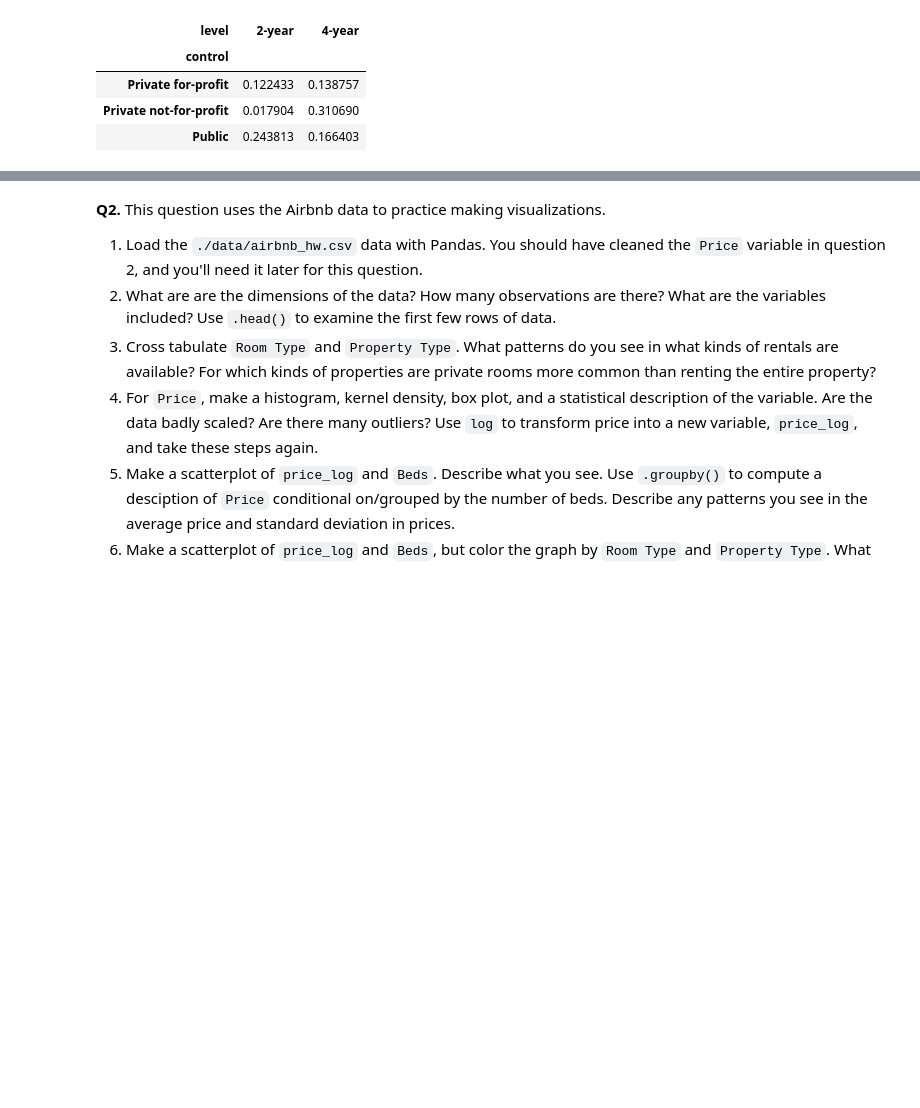
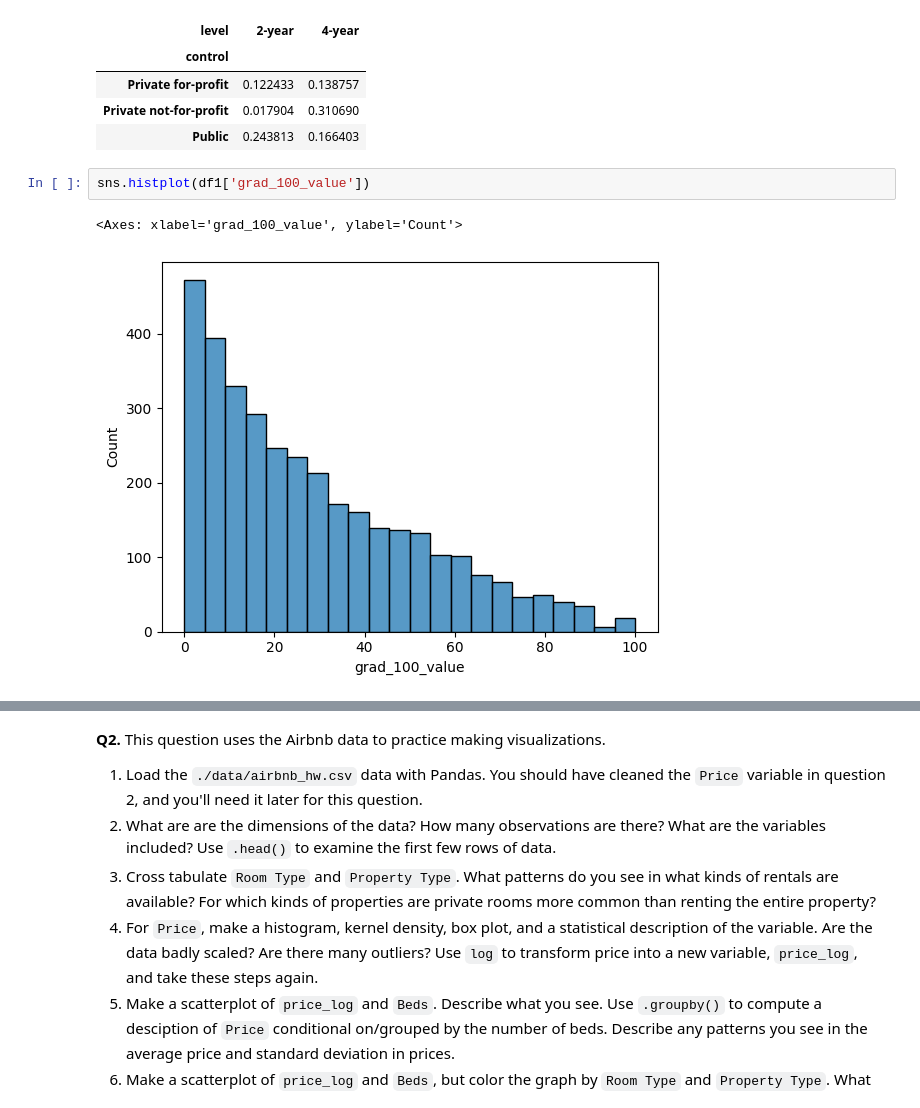
Before and after one commit to chrisjwkim/visualization, a Jupyter notebook: assignment/assignment.ipynb, the cells around one changed output, grey strips where cells are left out. Drawn from its saved outputs; the diff is of its cells as text; blank space fills up the shorter version.

```diff
--- a/assignment/assignment.ipynb
+++ b/assignment/assignment.ipynb
@@ -63,3 +64,8 @@ pd.crosstab(df1["control"],df1["level"],normalize=True)
 | Private for-profit | 0.122433 | 0.138757 |
 | Private not-for-profit | 0.017904 | 0.310690 |
 | Public | 0.243813 | 0.166403 |
+# %%
+sns.histplot(df1['grad_100_value'])
+# %% [output]
+<Axes: xlabel='grad_100_value', ylabel='Count'>
+[figure, added]
```
Also changed, not shown: parts of 10 cells of this notebook.
